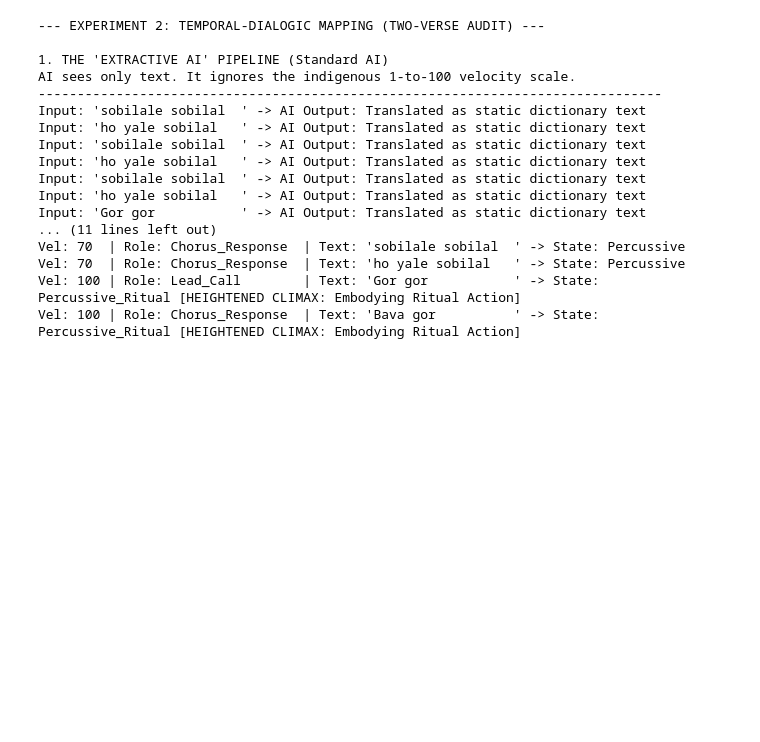
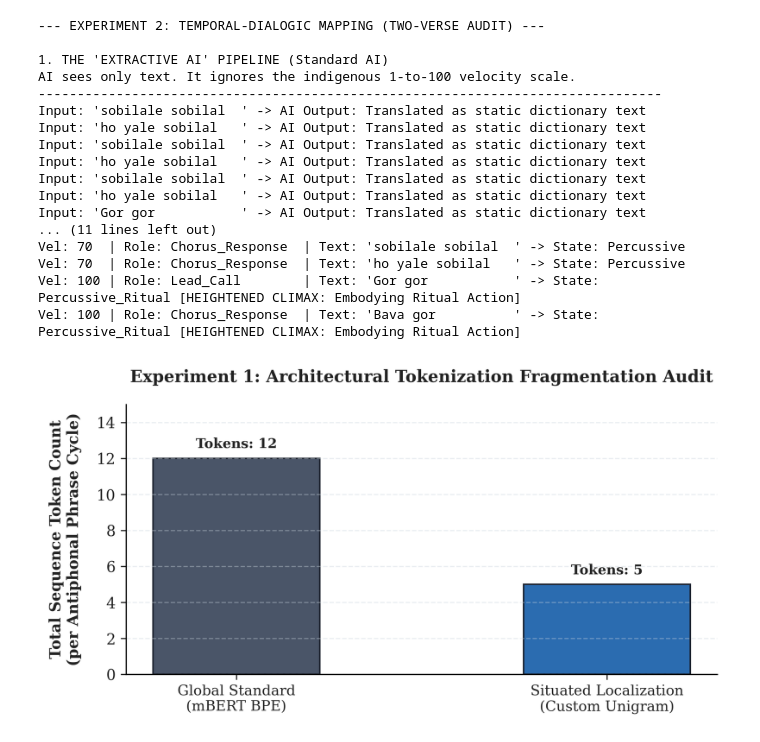
Before and after one commit to raghavrakesh20/Small-projects-practice., a Jupyter notebook: siddi_goma_dhamal_tokenization_audit_ipynb.ipynb, the cells around one changed output. Drawn from its saved outputs; the diff is of its cells as text; code cells hidden in the pictures; blank space fills up the shorter version.

```diff
--- a/siddi_goma_dhamal_tokenization_audit_ipynb.ipynb
+++ b/siddi_goma_dhamal_tokenization_audit_ipynb.ipynb
@@ -234,3 +240,101 @@ Vel: 70  | Role: Chorus_Response  | Text: 'sobilale sobilal  ' -> State: Percuss
 Vel: 70  | Role: Chorus_Response  | Text: 'ho yale sobilal   ' -> State: Percussive
 Vel: 100 | Role: Lead_Call        | Text: 'Gor gor           ' -> State: Percussive_Ritual [HEIGHTENED CLIMAX: Embodying Ritual Action]
 Vel: 100 | Role: Chorus_Response  | Text: 'Bava gor          ' -> State: Percussive_Ritual [HEIGHTENED CLIMAX: Embodying Ritual Action]
+# %%
+import matplotlib.pyplot as plt
+import numpy as np
+
+# Set global academic plotting styles for maximum clarity
+plt.rcParams['font.family'] = 'serif'
+plt.rcParams['text.color'] = '#222222'
+plt.rcParams['axes.labelcolor'] = '#222222'
+plt.rcParams['xtick.color'] = '#222222'
+plt.rcParams['ytick.color'] = '#222222'
+
+# ==============================================================================
+# FIGURE 1: SEQUENCE FRAGMENTATION & COMPUTATIONAL ENTROPY (EXPERIMENT 1)
+# ==============================================================================
+fig1, ax1 = plt.subplots(figsize=(6.5, 3.5), dpi=300)
+
+models = ['Global Standard\n(mBERT BPE)', 'Situated Localization\n(Custom Unigram)']
+token_counts = [12, 5]
+
+x = np.arange(len(models))
+width = 0.45
+
+# Using a muted academic palette (Charcoal Grey vs. Deep Slate Blue)
+colors = ['#4A5568', '#2B6CB0']
+
+bars = ax1.bar(x, token_counts, width, color=colors, edgecolor='#1A202C', linewidth=1)
+
+# Structural adjustments to ground the data in indigenous performative cycles
+ax1.set_ylabel('Total Sequence Token Count\n(per Antiphonal Phrase Cycle)', fontsize=10, fontweight='bold', labelpad=10)
+ax1.set_title('Experiment 1: Architectural Tokenization Fragmentation Audit', fontsize=11, fontweight='bold', pad=15)
+ax1.set_xticks(x)
+ax1.set_xticklabels(models, fontsize=9.5)
+ax1.set_ylim(0, 15)
+ax1.grid(axis='y', linestyle='--', alpha=0.4, color='#CBD5E0')
+ax1.spines['top'].set_visible(False)
+ax1.spines['right'].set_visible(False)
+
+# Add annotations to display exact token allocation metrics
+for bar in bars:
+    height = bar.get_height()
+    ax1.annotate(f'Tokens: {height}',
+                 xy=(bar.get_x() + bar.get_width() / 2, height),
+                 xytext=(0, 5),  # 5 points vertical offset
+                 textcoords="offset points",
+                 ha='center', va='bottom', fontsize=9, fontweight='bold')
+
+plt.tight_layout()
+plt.savefig('Siddi_Tokenization_Indigenous_Audit.png', bbox_inches='tight', dpi=300)
+plt.show()
+
+# ==============================================================================
+# FIGURE 2: TEMPORAL-DIALOGIC SCALE MAPPING (EXPERIMENT 2)
+# ==============================================================================
+fig2, ax2 = plt.subplots(figsize=(7, 4), dpi=300)
+
+# Map the coordinates directly from your temporal-dialogic mapping matrix
+velocities = [1, 20, 70, 100]
+states_numeric = [1, 2, 3, 4]
+state_labels = ['Lexical State\n(Invocation)', 'Transitional State\n(Rhythmic Placeholder)', 'Percussive State\n(Sound Engine)', 'Percussive-Ritual\n(Trance Trigger)']
+
+# Plot the phase transition line tracking the momentum of the performance
+ax2.plot(velocities, states_numeric, marker='o', color='#2B6CB0', linestyle='-', linewidth=2, markersize=8, label='Ontological Path')
+
+# Emphasize the heightened climax at velocity 100
+ax2.plot(100, 4, marker='X', color='#C53030', markersize=12, label='Heightened Climax')
+
+# Native labeling and critical data framing
+ax2.set_xlabel('Indigenous Rhythmic Velocity Scale (1 - 100)', fontsize=10, fontweight='bold', labelpad=10)
+ax2.set_ylabel('Semantic & Performative State', fontsize=10, fontweight='bold', labelpad=10)
+ax2.set_title('Experiment 2: Macro-Level Temporal-Dialogic Phase Mapping', fontsize=11, fontweight='bold', pad=15)
+
+ax2.set_xlim(-5, 115)
+ax2.set_ylim(0.5, 4.5)
+ax2.set_yticks(states_numeric)
+ax2.set_yticklabels(state_labels, fontsize=9)
+
+# Add structural annotations tracking interactive performative turns
+annotations = [
+    " 'sobilale sobilal' \n (Lead Call / Vel 1)",
+    " 'ho yale sobilal' \n (Chorus Response / Vel 20)",
+    " Velocity compression shifts \n communicative function (Vel 70)",
+    " 'Gor Gor / Bava Gor' \n Enacted Ritual Climax (Vel 100)"
+]
+
+for idx, (vel, state) in enumerate(zip(velocities, states_numeric)):
+    ax2.annotate(annotations[idx], (vel, state), xytext=(8, -5 if idx==3 else -2),
+                 textcoords='offset points', fontsize=8, style='italic', color='#2D3748')
+
+ax2.grid(True, linestyle=':', alpha=0.5, color='#A0AEC0')
+ax2.spines['top'].set_visible(False)
+ax2.spines['right'].set_visible(False)
+ax2.legend(loc='upper left', frameon=True, fontsize=8.5)
+
+plt.tight_layout()
+plt.savefig('Siddi_Temporal_Indigenous_Mapping.png', bbox_inches='tight', dpi=300)
+plt.show()
+# %% [output]
+[figure, added]
```
Also changed, not shown: parts of 2 cells of this notebook.
